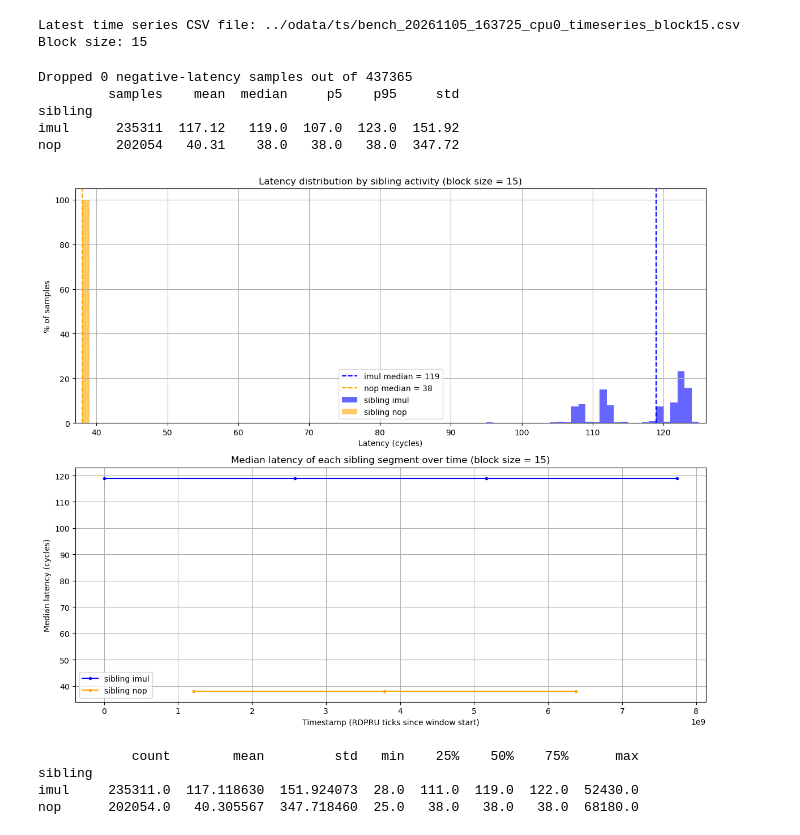
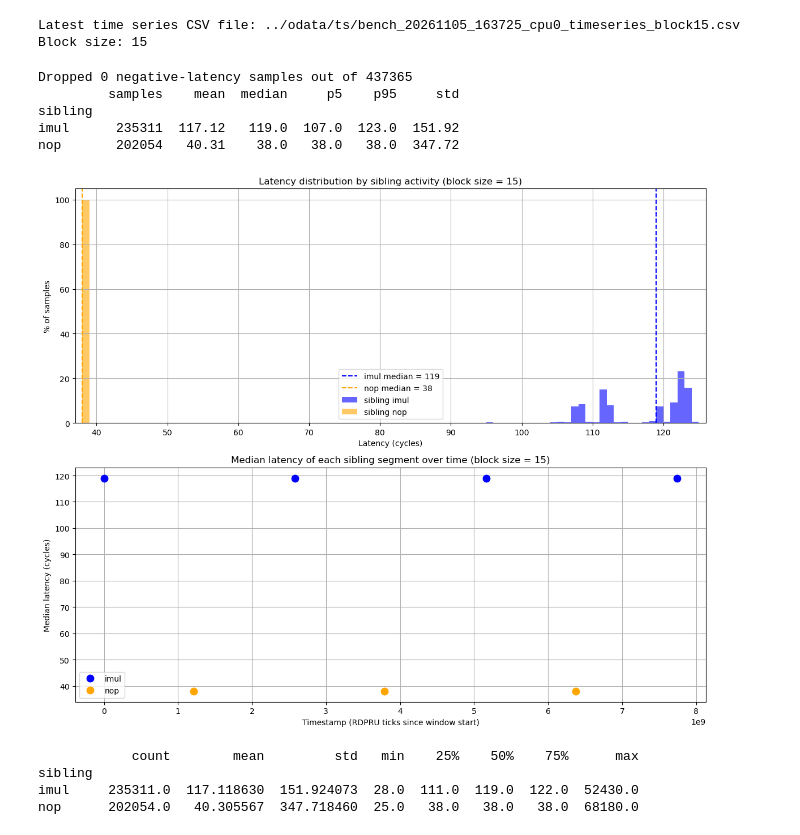
Before and after one commit to ancuongnguyen07/micro-timing, a Jupyter notebook: pysrc/analyzer.ipynb, the cells around one changed output. Drawn from its saved outputs; the diff is of its cells as text; code cells hidden in the pictures.

```diff
--- a/pysrc/analyzer.ipynb
+++ b/pysrc/analyzer.ipynb
@@ -197,35 +197,35 @@ for who, color in SIBLING_COLORS.items():
                 label=f'{who} median = {np.median(lat):.0f}')
 ax1.set_xlim(LAT_MIN, LAT_MAX)
 ax1.set_xlabel('Latency (cycles)')
 ax1.set_ylabel('% of samples')
 ax1.set_title(f'Latency distribution by sibling activity (block size = {BL_SIZE})')
 ax1.legend()
 ax1.grid(True)
 
 # (2) one point per segment: median latency, at the segment's start time
 # (.to_numpy(): this matplotlib cannot plot pandas Series directly)
 seg_stats = (seg_df.groupby(['seg_id', 'sibling'])
              .agg(t_start=('timestamp', 'min'), median=('latency', 'median'))
              .reset_index())
 for who, color in SIBLING_COLORS.items():
     s = seg_stats[seg_stats['sibling'] == who]
     ax2.plot(s['t_start'].to_numpy(), s['median'].to_numpy(), marker='o',
-             markersize=3, linestyle='-', color=color, label=f'sibling {who}')
+             markersize=9, linestyle='None', color=color, label=f'{who}')
 ax2.set_xlabel('Timestamp (RDPRU ticks since window start)')
 ax2.set_ylabel('Median latency (cycles)')
 ax2.set_title(f'Median latency of each sibling segment over time (block size = {BL_SIZE})')
 ax2.legend()
 ax2.grid(True)
 
 plt.tight_layout()
 plt.show()
 # %% [output]
 Dropped 0 negative-latency samples out of 437365
          samples    mean  median     p5    p95     std
 sibling
 imul      235311  117.12   119.0  107.0  123.0  151.92
 nop       202054   40.31    38.0   38.0   38.0  347.72
-[figure, old version]
+[figure, new version]
 # %%
 print(seg_df.groupby('sibling').latency.describe())
 # %% [output]
```
Also changed, not shown: parts of 1 cell of this notebook.
